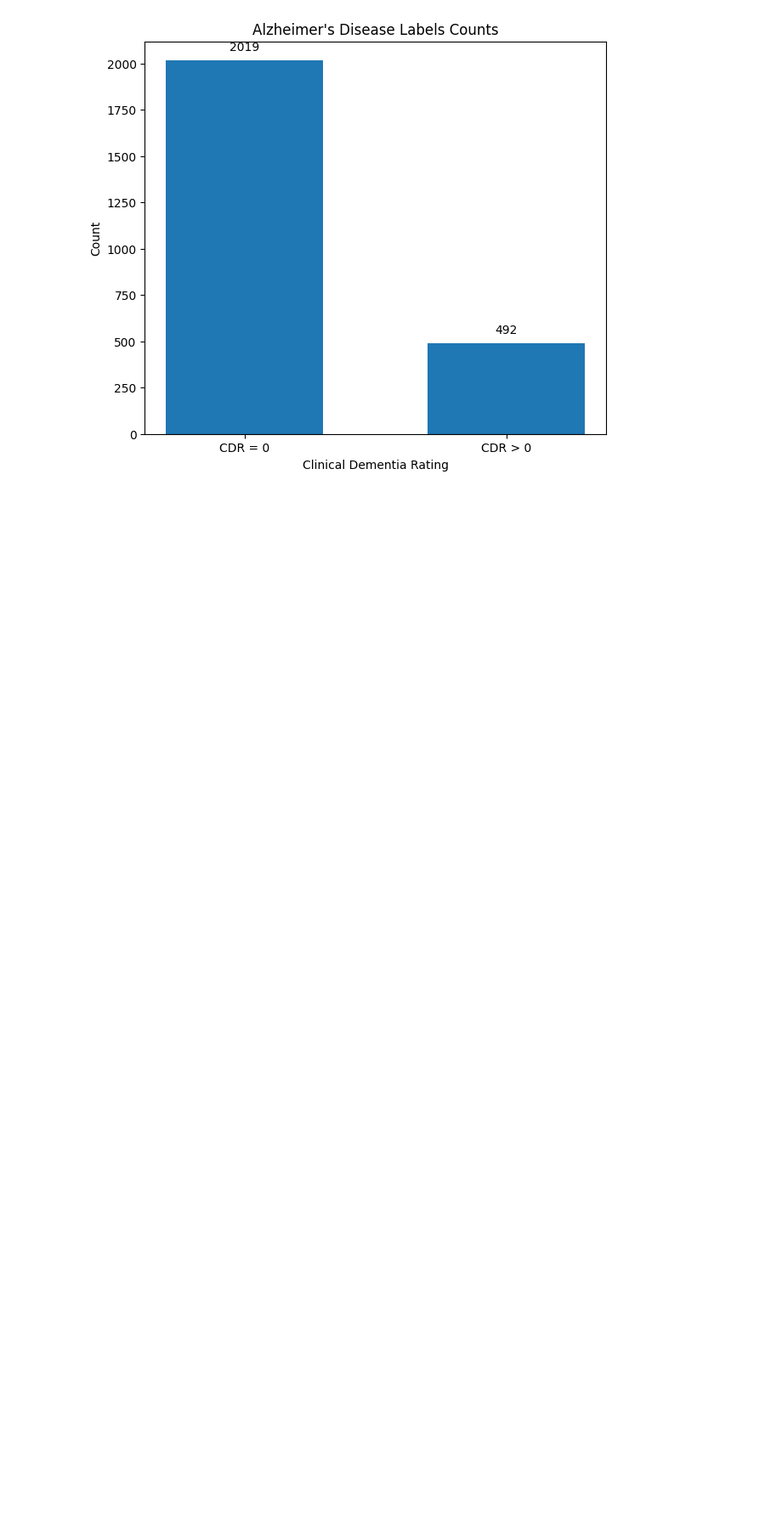
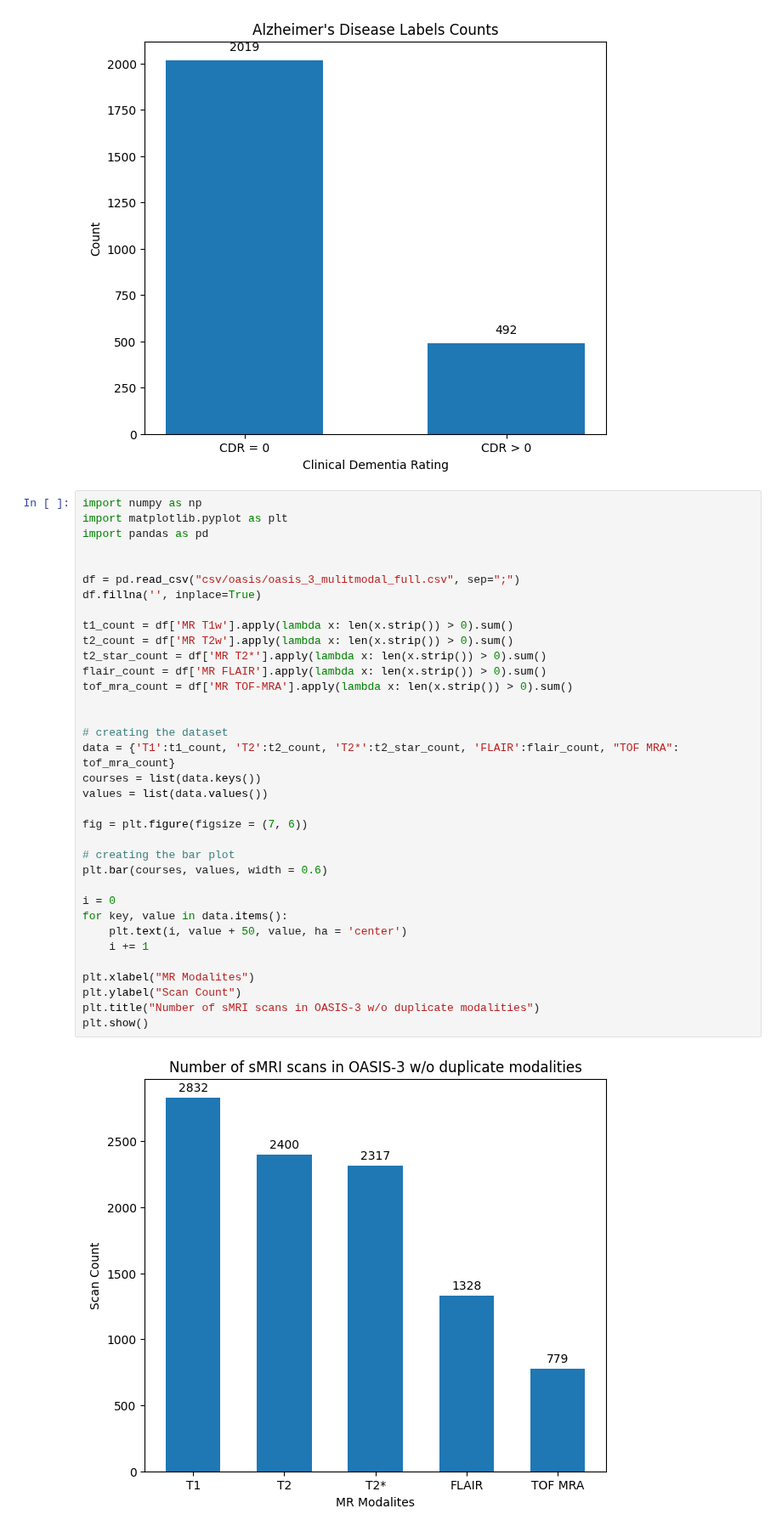
Before and after one commit to KnightTec/mlmi-project, a Jupyter notebook: charts.ipynb, the cells around one changed output. Shown at 85% size. Cells and saved outputs as stored; diff of their text form; blank space fills up the shorter version.

```diff
--- a/charts.ipynb
+++ b/charts.ipynb
@@ -49,3 +49,40 @@ plt.title("Alzheimer's Disease Labels Counts")
 plt.show()
 # %% [output]
 [figure]
+# %%
+import numpy as np
+import matplotlib.pyplot as plt
+import pandas as pd
+
+
+df = pd.read_csv("csv/oasis/oasis_3_mulitmodal_full.csv", sep=";")
+df.fillna('', inplace=True)
+
+t1_count = df['MR T1w'].apply(lambda x: len(x.strip()) > 0).sum()
+t2_count = df['MR T2w'].apply(lambda x: len(x.strip()) > 0).sum()
+t2_star_count = df['MR T2*'].apply(lambda x: len(x.strip()) > 0).sum()
+flair_count = df['MR FLAIR'].apply(lambda x: len(x.strip()) > 0).sum()
+tof_mra_count = df['MR TOF-MRA'].apply(lambda x: len(x.strip()) > 0).sum()
+
+
+# creating the dataset
+data = {'T1':t1_count, 'T2':t2_count, 'T2*':t2_star_count, 'FLAIR':flair_count, "TOF MRA": tof_mra_count}
+courses = list(data.keys())
+values = list(data.values())
+
+fig = plt.figure(figsize = (7, 6))
+
+# creating the bar plot
+plt.bar(courses, values, width = 0.6)
+
+i = 0
+for key, value in data.items():
+    plt.text(i, value + 50, value, ha = 'center')
+    i += 1
+
+plt.xlabel("MR Modalites")
+plt.ylabel("Scan Count")
+plt.title("Number of sMRI scans in OASIS-3 w/o duplicate modalities")
+plt.show()
+# %% [output]
+[figure, added]
```
Also changed, not shown: 2 other files.
